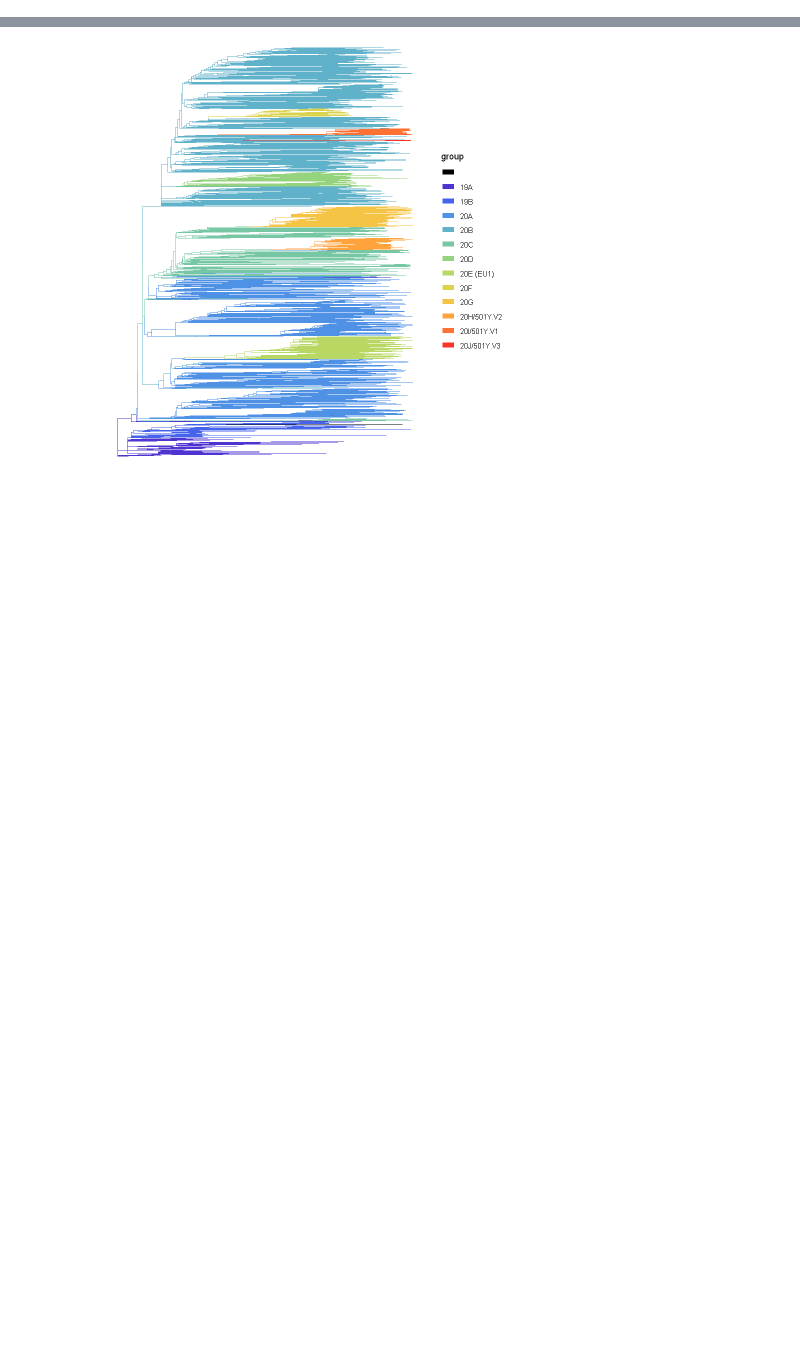
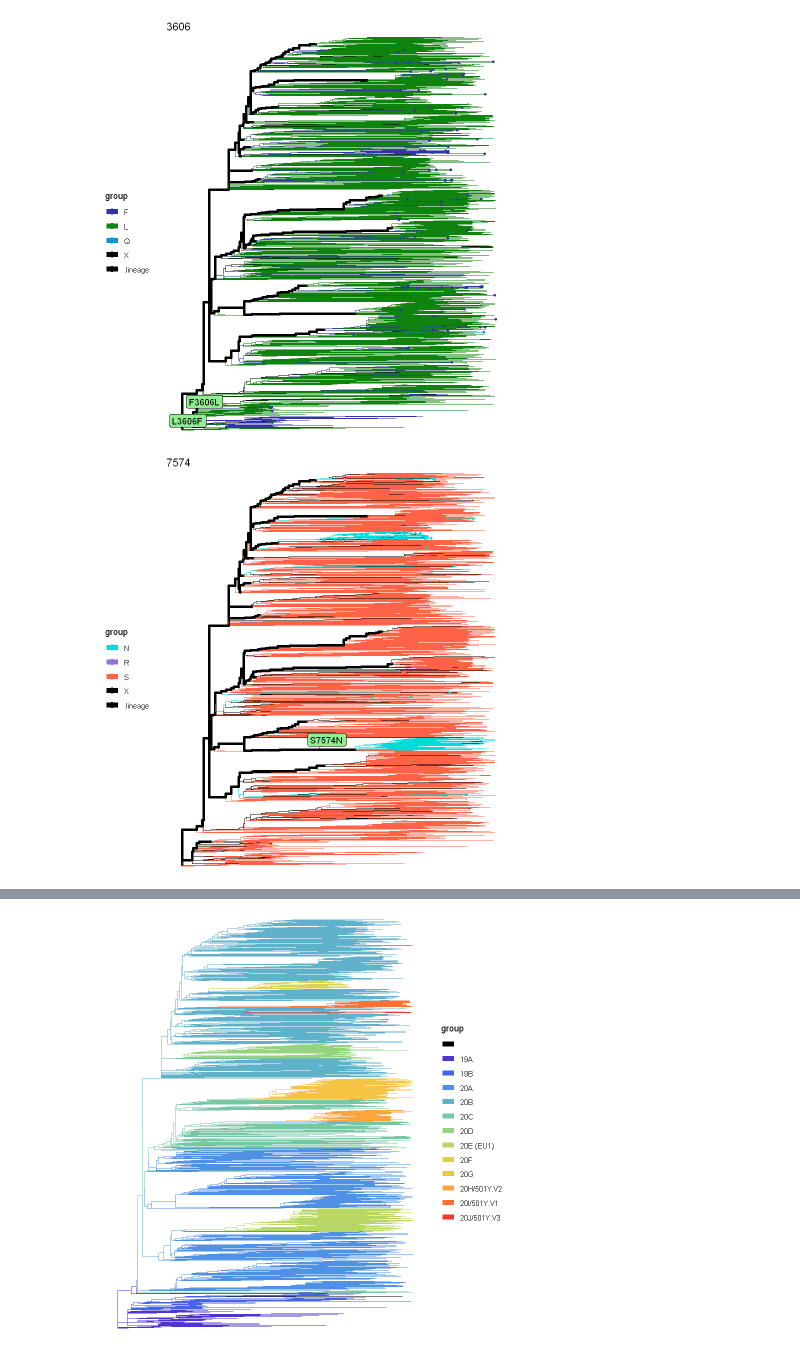
Before and after one commit to wuaipinglab/SARS-CoV-2_mutation, a Jupyter notebook: mutation_on_tree.ipynb, the cells around one changed output, grey strips where cells are left out. Drawn from its saved outputs; the diff is of its cells as text; code cells hidden in the pictures; blank space fills up the shorter version.

```diff
--- a/mutation_on_tree.ipynb
+++ b/mutation_on_tree.ipynb
@@ -33,0 +46,7 @@ grp <- split(row.names(metadata), metadata[["Nextstrain_clade"]])
+# %%
+paraSites <- parallelSites(minEntropy)
+# %%
+for (site in c(3606,7574,7598,7711,9499,9500)) {
+    print(plotSingleSite(paraSites, site))
+}
+# %% [output]
@@ -33,0 +59,2 @@ grp <- split(row.names(metadata), metadata[["Nextstrain_clade"]])
+[figure, added]
+[figure, added]
```
Also changed, not shown: parts of 12 cells of this notebook, 1 other file.
